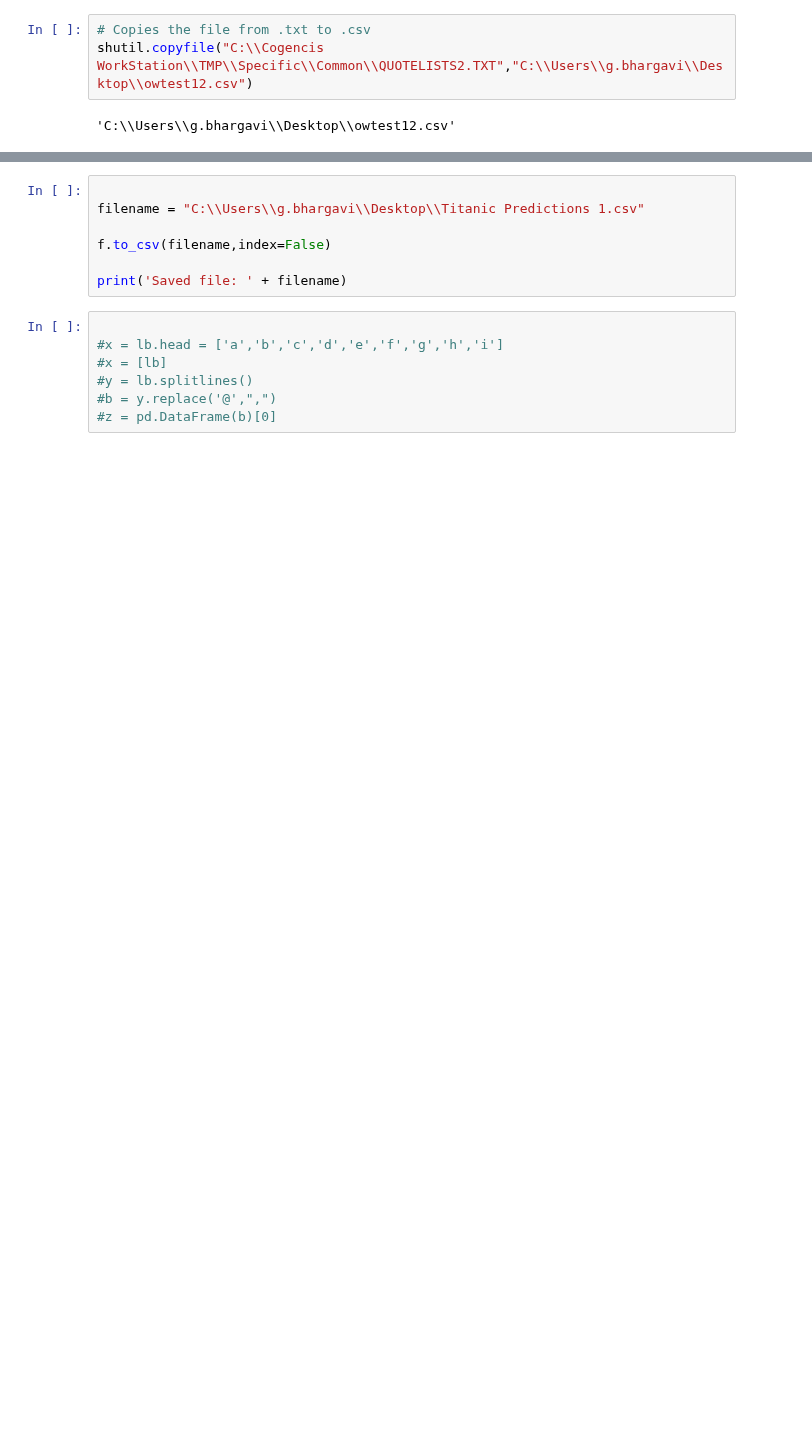
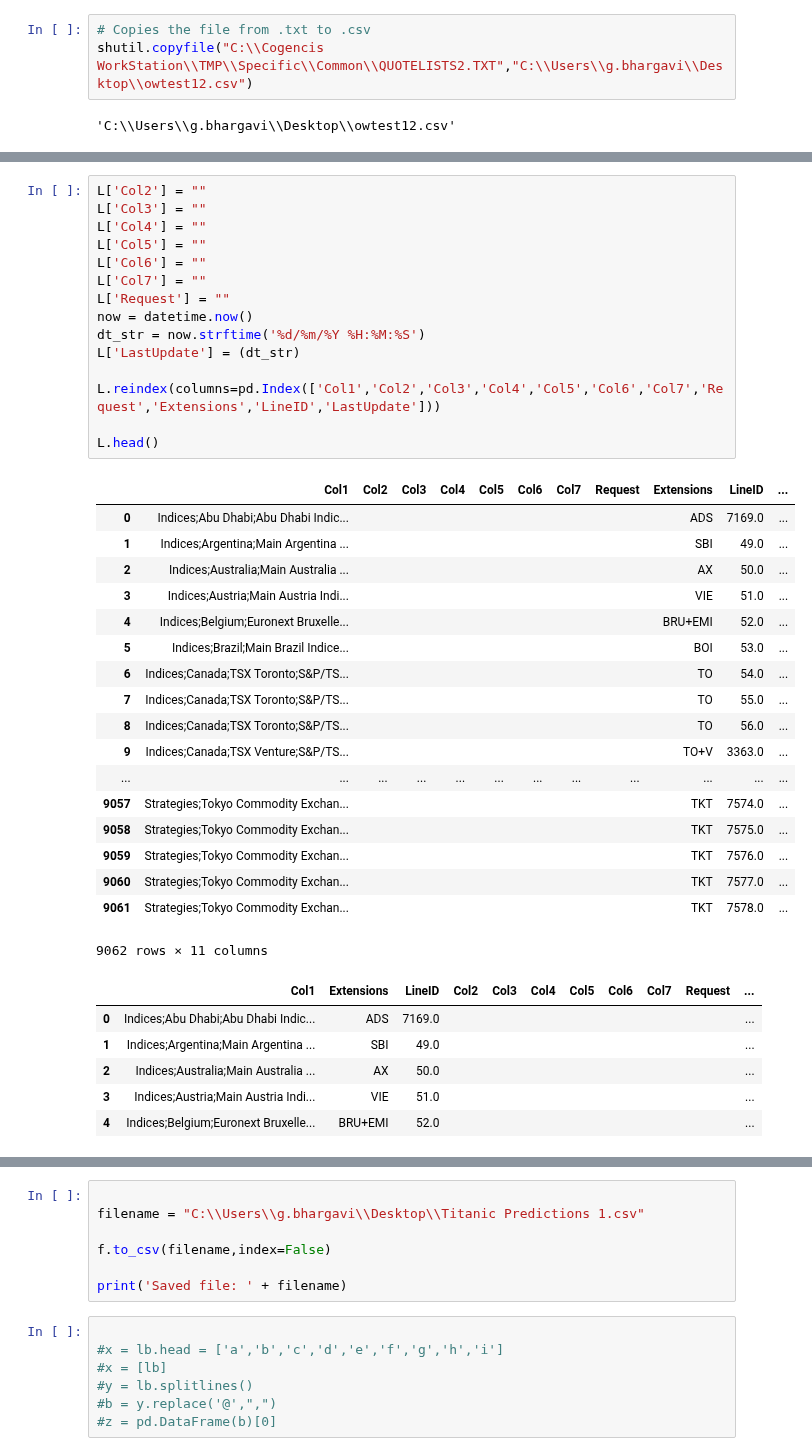
Before and after one commit to raybg/ListBrowser, a Jupyter notebook: 14012020.ipynb, the cells around one changed output, grey strips where cells are left out. Drawn from its saved outputs; the diff is of its cells as text; blank space fills up the shorter version.

```diff
--- a/14012020.ipynb
+++ b/14012020.ipynb
@@ -116 +103,41 @@ Skipping line 8970: Expected 3 fields in line 8970, saw 4
+# %%
+L['Col2'] = ""
+L['Col3'] = ""
+L['Col4'] = ""
+L['Col5'] = ""
+L['Col6'] = ""
+L['Col7'] = ""
+L['Request'] = ""
+now = datetime.now()
+dt_str = now.strftime('%d/%m/%Y %H:%M:%S')
+L['LastUpdate'] = (dt_str)
+
+L.reindex(columns=pd.Index(['Col1','Col2','Col3','Col4','Col5','Col6','Col7','Request','Extensions','LineID','LastUpdate']))
+
+L.head()
+# %% [output]
+|  | Col1 | Col2 | Col3 | Col4 | Col5 | Col6 | Col7 | Request | Extensions | LineID | ... |
+| 0 | Indices;Abu Dhabi;Abu Dhabi Indic... |  |  |  |  |  |  |  | ADS | 7169.0 | ... |
+| 1 | Indices;Argentina;Main Argentina ... |  |  |  |  |  |  |  | SBI | 49.0 | ... |
+| 2 | Indices;Australia;Main Australia ... |  |  |  |  |  |  |  | AX | 50.0 | ... |
+| 3 | Indices;Austria;Main Austria Indi... |  |  |  |  |  |  |  | VIE | 51.0 | ... |
+| 4 | Indices;Belgium;Euronext Bruxelle... |  |  |  |  |  |  |  | BRU+EMI | 52.0 | ... |
+| 5 | Indices;Brazil;Main Brazil Indice... |  |  |  |  |  |  |  | BOI | 53.0 | ... |
+| 6 | Indices;Canada;TSX Toronto;S&P/TS... |  |  |  |  |  |  |  | TO | 54.0 | ... |
+| 7 | Indices;Canada;TSX Toronto;S&P/TS... |  |  |  |  |  |  |  | TO | 55.0 | ... |
+| 8 | Indices;Canada;TSX Toronto;S&P/TS... |  |  |  |  |  |  |  | TO | 56.0 | ... |
+| 9 | Indices;Canada;TSX Venture;S&P/TS... |  |  |  |  |  |  |  | TO+V | 3363.0 | ... |
+| ... | ... | ... | ... | ... | ... | ... | ... | ... | ... | ... | ... |
+| 9057 | Strategies;Tokyo Commodity Exchan... |  |  |  |  |  |  |  | TKT | 7574.0 | ... |
+| 9058 | Strategies;Tokyo Commodity Exchan... |  |  |  |  |  |  |  | TKT | 7575.0 | ... |
+| 9059 | Strategies;Tokyo Commodity Exchan... |  |  |  |  |  |  |  | TKT | 7576.0 | ... |
+| 9060 | Strategies;Tokyo Commodity Exchan... |  |  |  |  |  |  |  | TKT | 7577.0 | ... |
+| 9061 | Strategies;Tokyo Commodity Exchan... |  |  |  |  |  |  |  | TKT | 7578.0 | ... |
+9062 rows × 11 columns
+|  | Col1 | Extensions | LineID | Col2 | Col3 | Col4 | Col5 | Col6 | Col7 | Request | ... |
+| 0 | Indices;Abu Dhabi;Abu Dhabi Indic... | ADS | 7169.0 |  |  |  |  |  |  |  | ... |
+| 1 | Indices;Argentina;Main Argentina ... | SBI | 49.0 |  |  |  |  |  |  |  | ... |
+| 2 | Indices;Australia;Main Australia ... | AX | 50.0 |  |  |  |  |  |  |  | ... |
+| 3 | Indices;Austria;Main Austria Indi... | VIE | 51.0 |  |  |  |  |  |  |  | ... |
+| 4 | Indices;Belgium;Euronext Bruxelle... | BRU+EMI | 52.0 |  |  |  |  |  |  |  | ... |
 # %%
```
Also changed, not shown: parts of 5 cells of this notebook.
